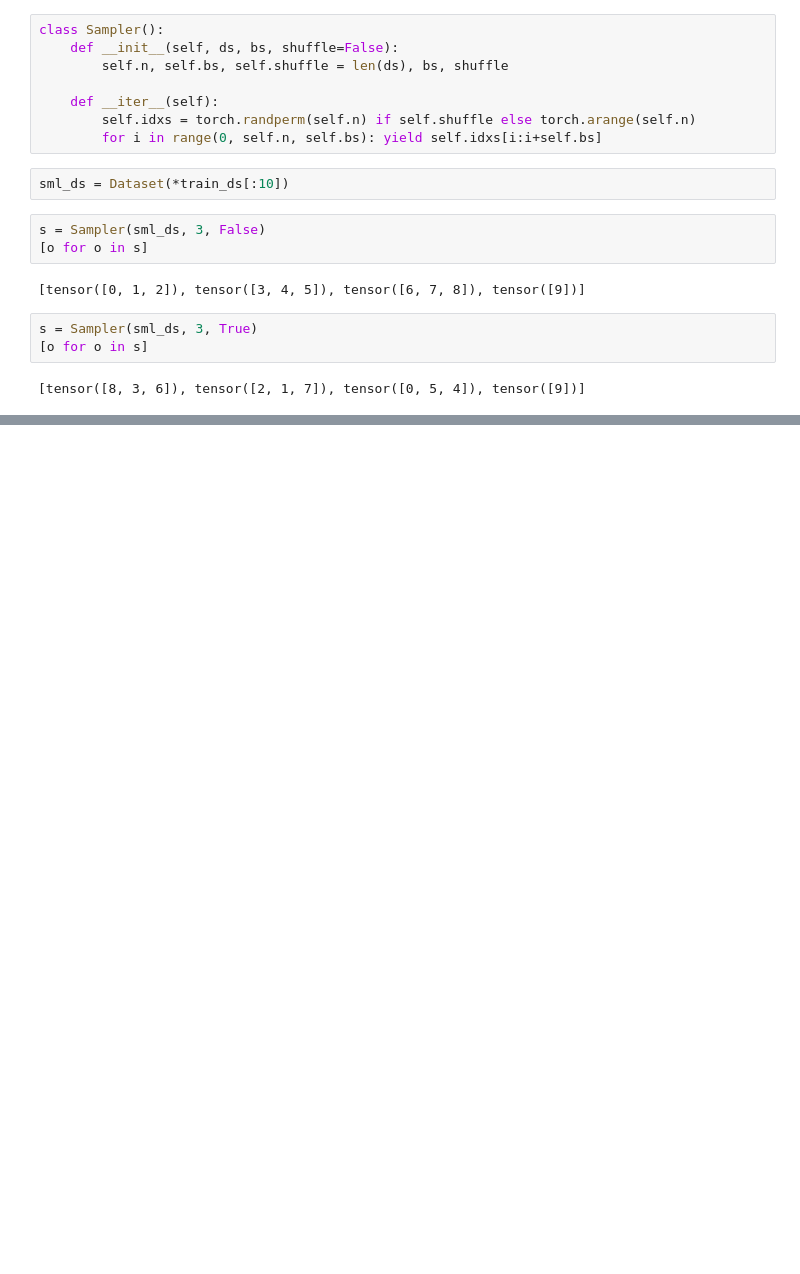
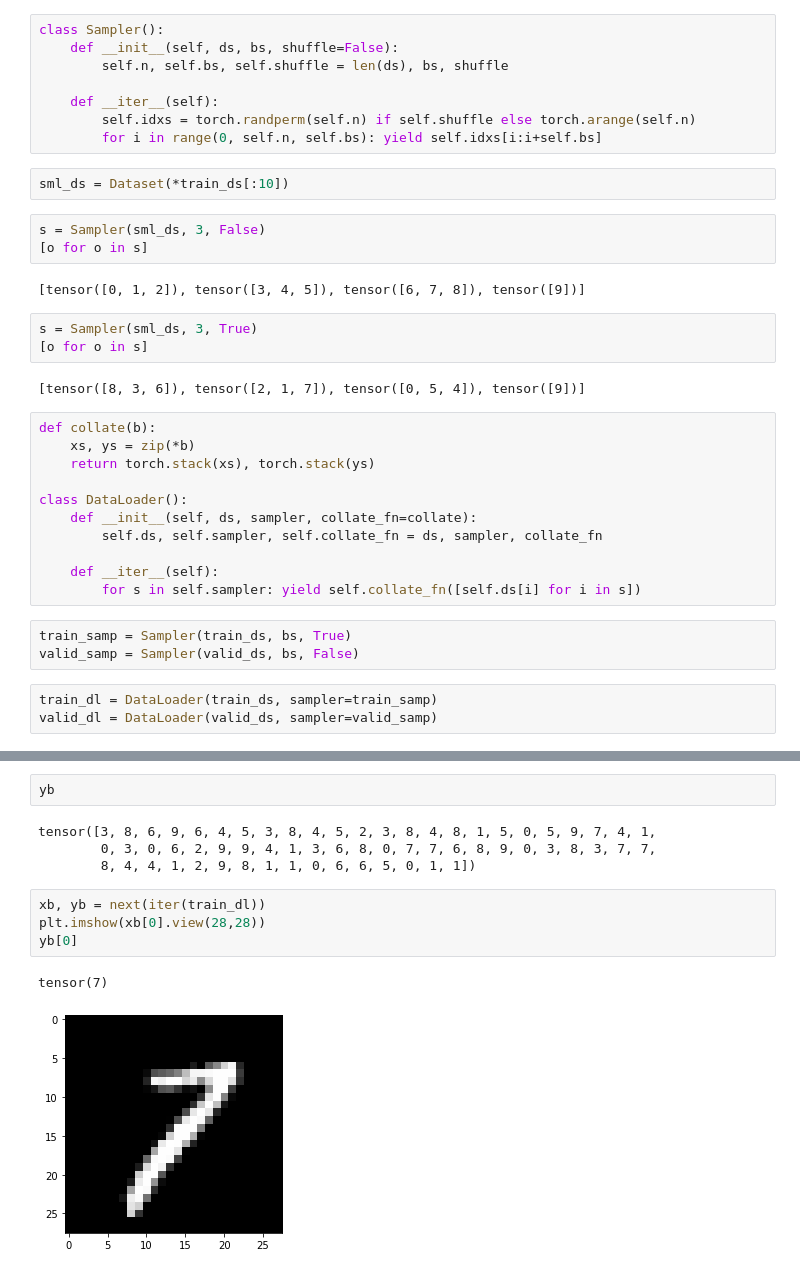
Before and after one commit to m15e/DL_foundations, a Jupyter notebook: 03_minibatch_training.ipynb, the cells around one changed output, grey strips where cells are left out. Cells and saved outputs as stored; diff of their text form; blank space fills up the shorter version.

```diff
--- a/03_minibatch_training.ipynb
+++ b/03_minibatch_training.ipynb
@@ -501,3 +501,20 @@ s = Sampler(sml_ds, 3, True)
 [o for o in s]
 # %% [output]
 [tensor([8, 3, 6]), tensor([2, 1, 7]), tensor([0, 5, 4]), tensor([9])]
+# %%
+def collate(b):
+    xs, ys = zip(*b)
+    return torch.stack(xs), torch.stack(ys)
+
+class DataLoader():
+    def __init__(self, ds, sampler, collate_fn=collate):
+        self.ds, self.sampler, self.collate_fn = ds, sampler, collate_fn
+
+    def __iter__(self):
+        for s in self.sampler: yield self.collate_fn([self.ds[i] for i in s])
+# %%
+train_samp = Sampler(train_ds, bs, True)
+valid_samp = Sampler(valid_ds, bs, False)
+# %%
+train_dl = DataLoader(train_ds, sampler=train_samp)
+valid_dl = DataLoader(valid_ds, sampler=valid_samp)
@@ -503,0 +528,13 @@ s = Sampler(sml_ds, 3, True)
+# %%
+yb
+# %% [output]
+tensor([3, 8, 6, 9, 6, 4, 5, 3, 8, 4, 5, 2, 3, 8, 4, 8, 1, 5, 0, 5, 9, 7, 4, 1,
+        0, 3, 0, 6, 2, 9, 9, 4, 1, 3, 6, 8, 0, 7, 7, 6, 8, 9, 0, 3, 8, 3, 7, 7,
+        8, 4, 4, 1, 2, 9, 8, 1, 1, 0, 6, 6, 5, 0, 1, 1])
+# %%
+xb, yb = next(iter(train_dl))
+plt.imshow(xb[0].view(28,28))
+yb[0]
+# %% [output]
+tensor(7)
+[figure, added]
```
Also changed, not shown: parts of 14 cells of this notebook, 2 other files.
